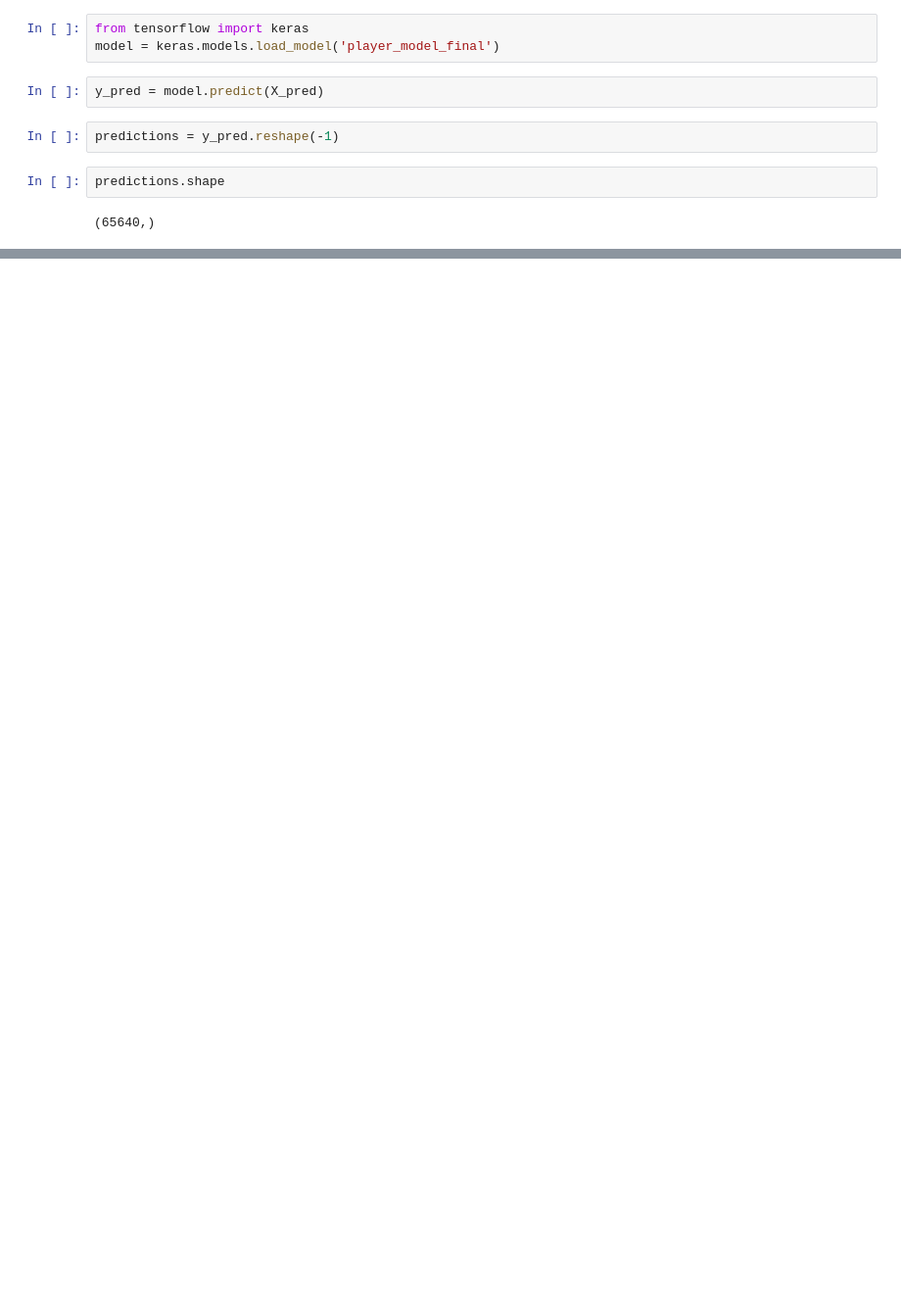
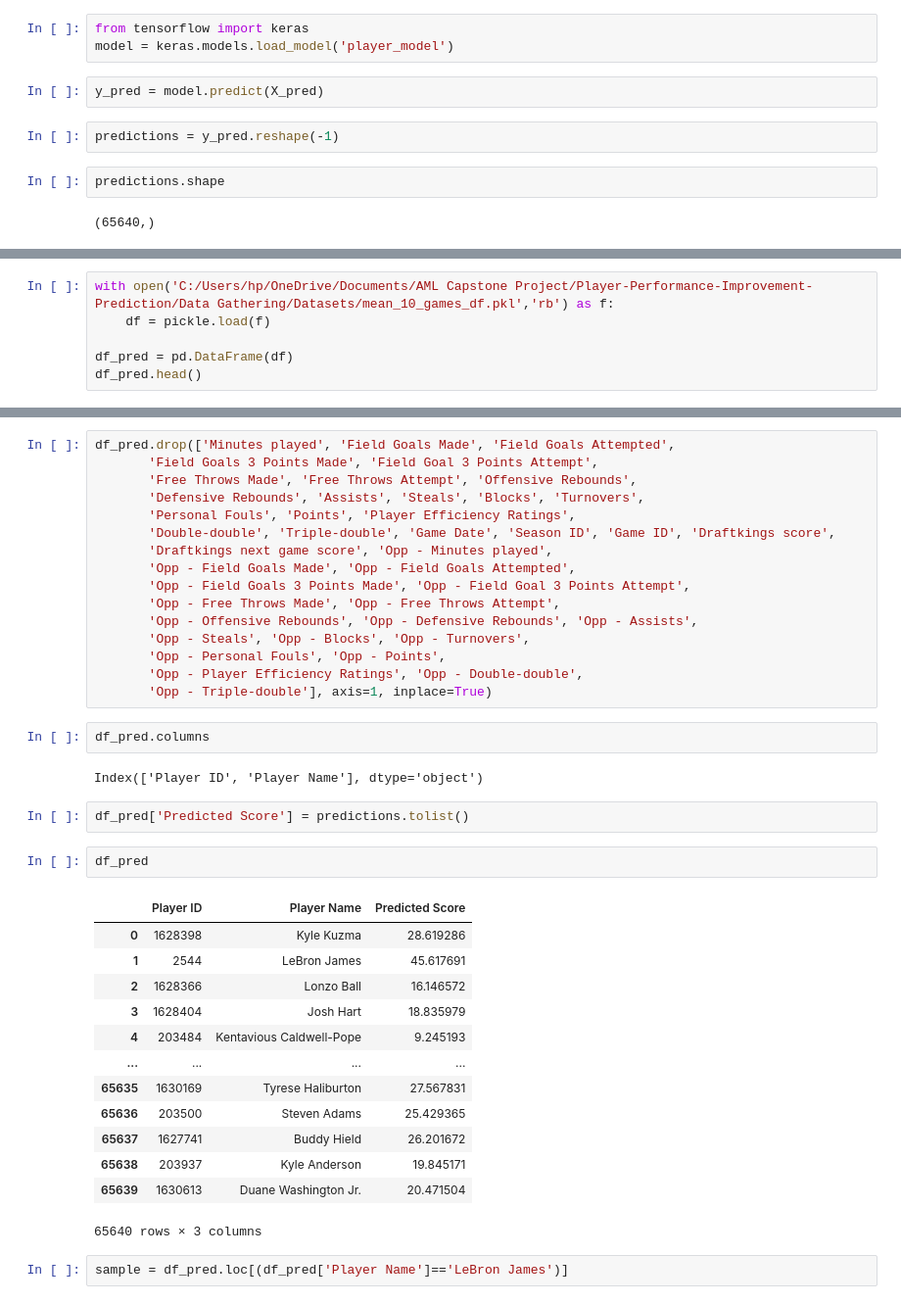
Before and after one commit to pratikgirigoswami/Player-Performance-Improvement-Prediction, a Jupyter notebook: Models/Keras model/PLayer_Model_Final.ipynb, the cells around one changed output, grey strips where cells are left out. Shown at 98% size. Saved outputs shown, nothing was run; the diff lists cells and outputs as text; blank space fills up the shorter version.

```diff
--- a/Models/Keras model/PLayer_Model_Final.ipynb
+++ b/Models/Keras model/PLayer_Model_Final.ipynb
@@ -186,7 +186,7 @@ WARNING:absl:<keras.layers.recurrent.LSTMCell object at 0x...> has the same name
 WARNING:absl:<keras.layers.recurrent.LSTMCell object at 0x...> has the same name 'LSTMCell' as a built-in Keras object. Consider renaming <class 'keras.layers.recurrent.LSTMCell'> to avoid naming conf ...
 # %%
 from tensorflow import keras
-model = keras.models.load_model('player_model_final')
+model = keras.models.load_model('player_model')
 # %%
 y_pred = model.predict(X_pred)
 # %%
@@ -202,0 +203,6 @@ array([29.126228, 43.92954 , 16.619438, ..., 25.876125, 18.15144 ,
+# %%
+with open('C:/Users/hp/OneDrive/Documents/AML Capstone Project/Player-Performance-Improvement-Prediction/Data Gathering/Datasets/mean_10_games_df.pkl','rb') as f:
+    df = pickle.load(f)
+
+df_pred = pd.DataFrame(df)
+df_pred.head()
@@ -202,0 +237,40 @@ array([29.126228, 43.92954 , 16.619438, ..., 25.876125, 18.15144 ,
+# %%
+df_pred.drop(['Minutes played', 'Field Goals Made', 'Field Goals Attempted',
+       'Field Goals 3 Points Made', 'Field Goal 3 Points Attempt',
+       'Free Throws Made', 'Free Throws Attempt', 'Offensive Rebounds',
+       'Defensive Rebounds', 'Assists', 'Steals', 'Blocks', 'Turnovers',
+       'Personal Fouls', 'Points', 'Player Efficiency Ratings',
+       'Double-double', 'Triple-double', 'Game Date', 'Season ID', 'Game ID', 'Draftkings score',
+       'Draftkings next game score', 'Opp - Minutes played',
+       'Opp - Field Goals Made', 'Opp - Field Goals Attempted',
+       'Opp - Field Goals 3 Points Made', 'Opp - Field Goal 3 Points Attempt',
+       'Opp - Free Throws Made', 'Opp - Free Throws Attempt',
+       'Opp - Offensive Rebounds', 'Opp - Defensive Rebounds', 'Opp - Assists',
+       'Opp - Steals', 'Opp - Blocks', 'Opp - Turnovers',
+       'Opp - Personal Fouls', 'Opp - Points',
+       'Opp - Player Efficiency Ratings', 'Opp - Double-double',
+       'Opp - Triple-double'], axis=1, inplace=True)
+# %%
+df_pred.columns
+# %% [output]
+Index(['Player ID', 'Player Name'], dtype='object')
+# %%
+df_pred['Predicted Score'] = predictions.tolist()
+# %%
+df_pred
+# %% [output]
+|  | Player ID | Player Name | Predicted Score |
+| 0 | 1628398 | Kyle Kuzma | 28.619286 |
+| 1 | 2544 | LeBron James | 45.617691 |
+| 2 | 1628366 | Lonzo Ball | 16.146572 |
+| 3 | 1628404 | Josh Hart | 18.835979 |
+| 4 | 203484 | Kentavious Caldwell-Pope | 9.245193 |
+| ... | ... | ... | ... |
+| 65635 | 1630169 | Tyrese Haliburton | 27.567831 |
+| 65636 | 203500 | Steven Adams | 25.429365 |
+| 65637 | 1627741 | Buddy Hield | 26.201672 |
+| 65638 | 203937 | Kyle Anderson | 19.845171 |
+| 65639 | 1630613 | Duane Washington Jr. | 20.471504 |
+65640 rows × 3 columns
+# %%
+sample = df_pred.loc[(df_pred['Player Name']=='LeBron James')]
```
Also changed, not shown: parts of 9 cells of this notebook.
